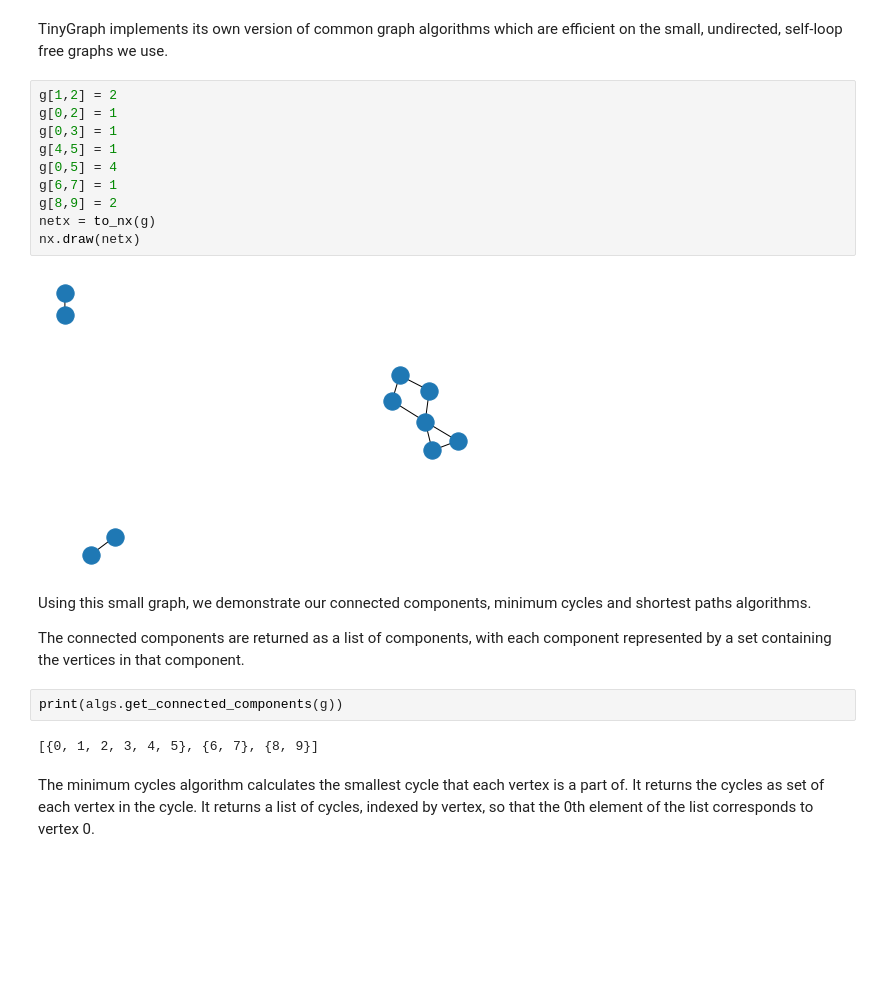
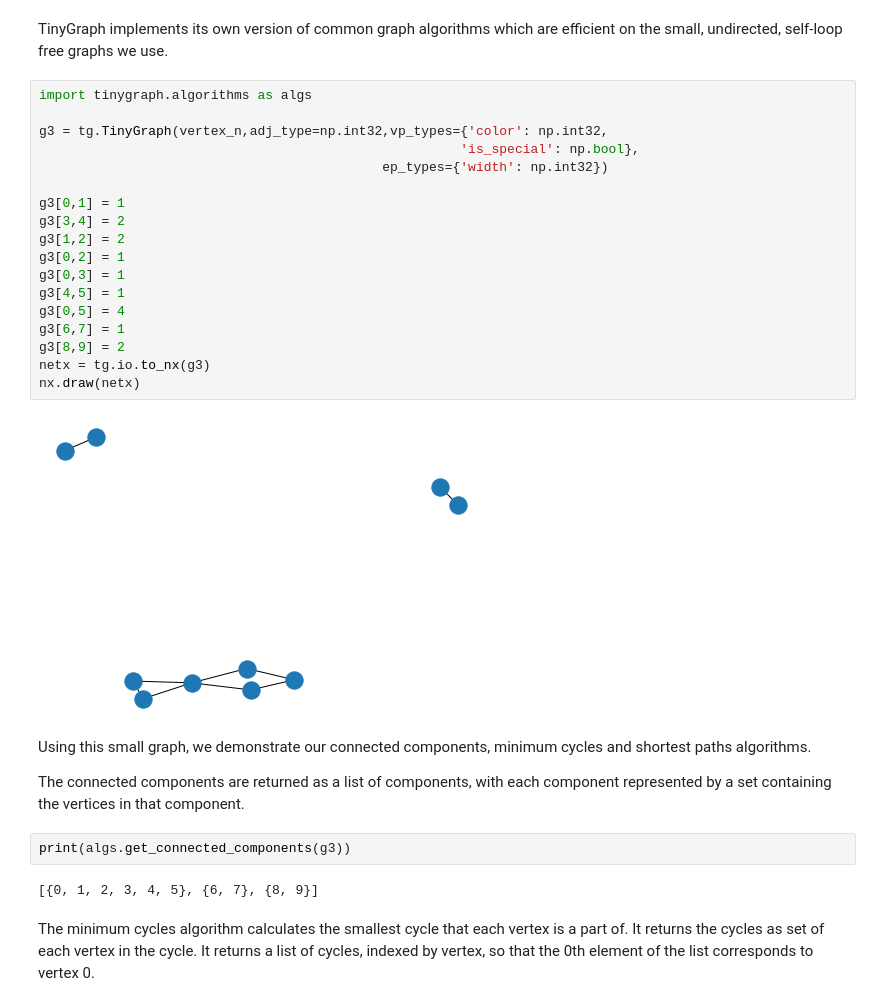
Before and after one commit to thejonaslab/tinygraph, a Jupyter notebook: docs/tg_basics_walkthrough.ipynb, the cells around one changed output. Cells and saved outputs as stored; diff of their text form; blank space fills up the shorter version.

```diff
--- a/docs/tg_basics_walkthrough.ipynb
+++ b/docs/tg_basics_walkthrough.ipynb
@@ -154,23 +154,31 @@ print(new_smiles)
 # %% [markdown]
 TinyGraph implements its own version of common graph algorithms which are efficient on the small, undirected, self-loop free graphs we use.
 # %%
-g[1,2] = 2
-g[0,2] = 1
-g[0,3] = 1
-g[4,5] = 1
-g[0,5] = 4
-g[6,7] = 1
-g[8,9] = 2
-netx = to_nx(g)
+import tinygraph.algorithms as algs
+
+g3 = tg.TinyGraph(vertex_n,adj_type=np.int32,vp_types={'color': np.int32,
+                                                      'is_special': np.bool},
+                                            ep_types={'width': np.int32})
+
+g3[0,1] = 1
+g3[3,4] = 2
+g3[1,2] = 2
+g3[0,2] = 1
+g3[0,3] = 1
+g3[4,5] = 1
+g3[0,5] = 4
+g3[6,7] = 1
+g3[8,9] = 2
+netx = tg.io.to_nx(g3)
 nx.draw(netx)
 # %% [output]
-[figure, old version]
+[figure, new version]
 # %% [markdown]
 Using this small graph, we demonstrate our connected components, minimum cycles and shortest paths algorithms.
 
 The connected components are returned as a list of components, with each component represented by a set containing the vertices in that component.
 # %%
-print(algs.get_connected_components(g))
+print(algs.get_connected_components(g3))
 # %% [output]
 [{0, 1, 2, 3, 4, 5}, {6, 7}, {8, 9}]
 # %% [markdown]
```
Also changed, not shown: parts of 4 cells of this notebook.
